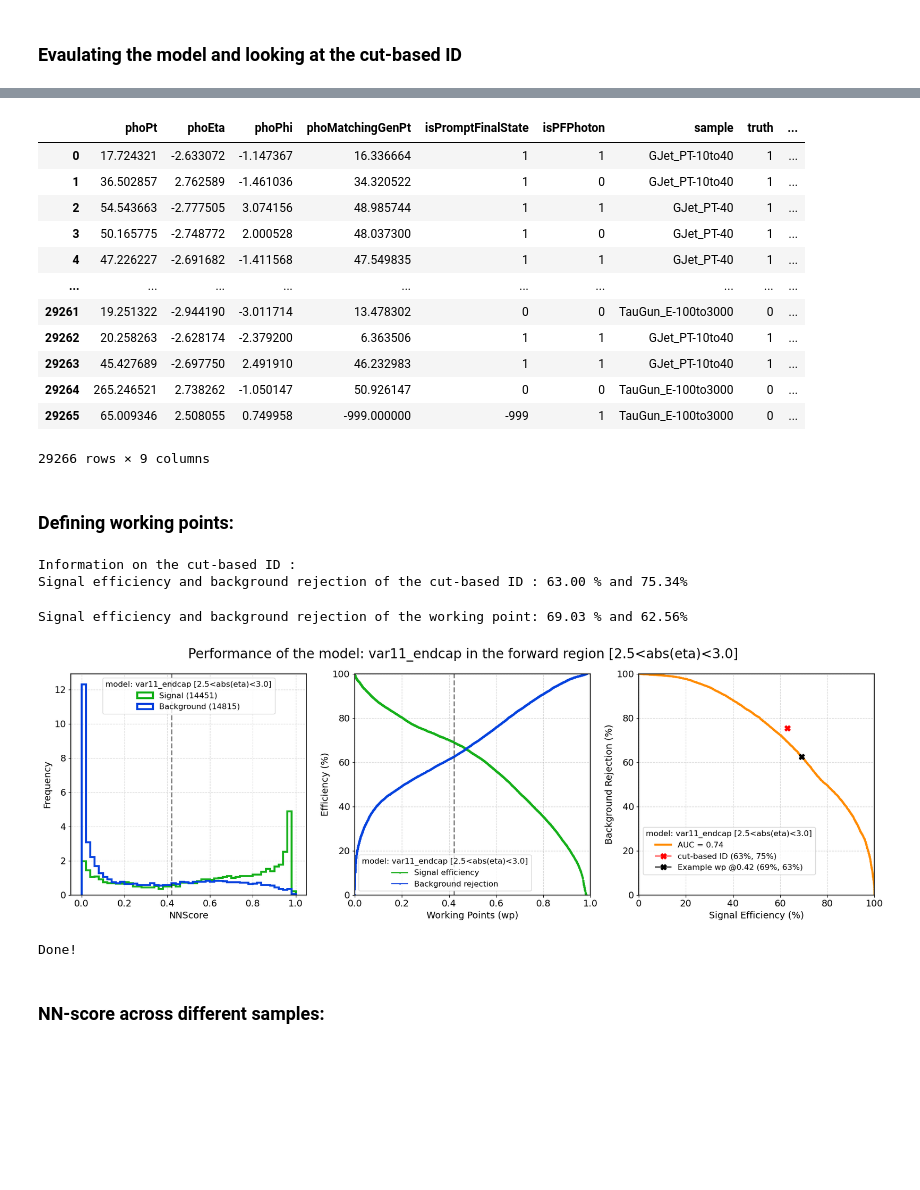
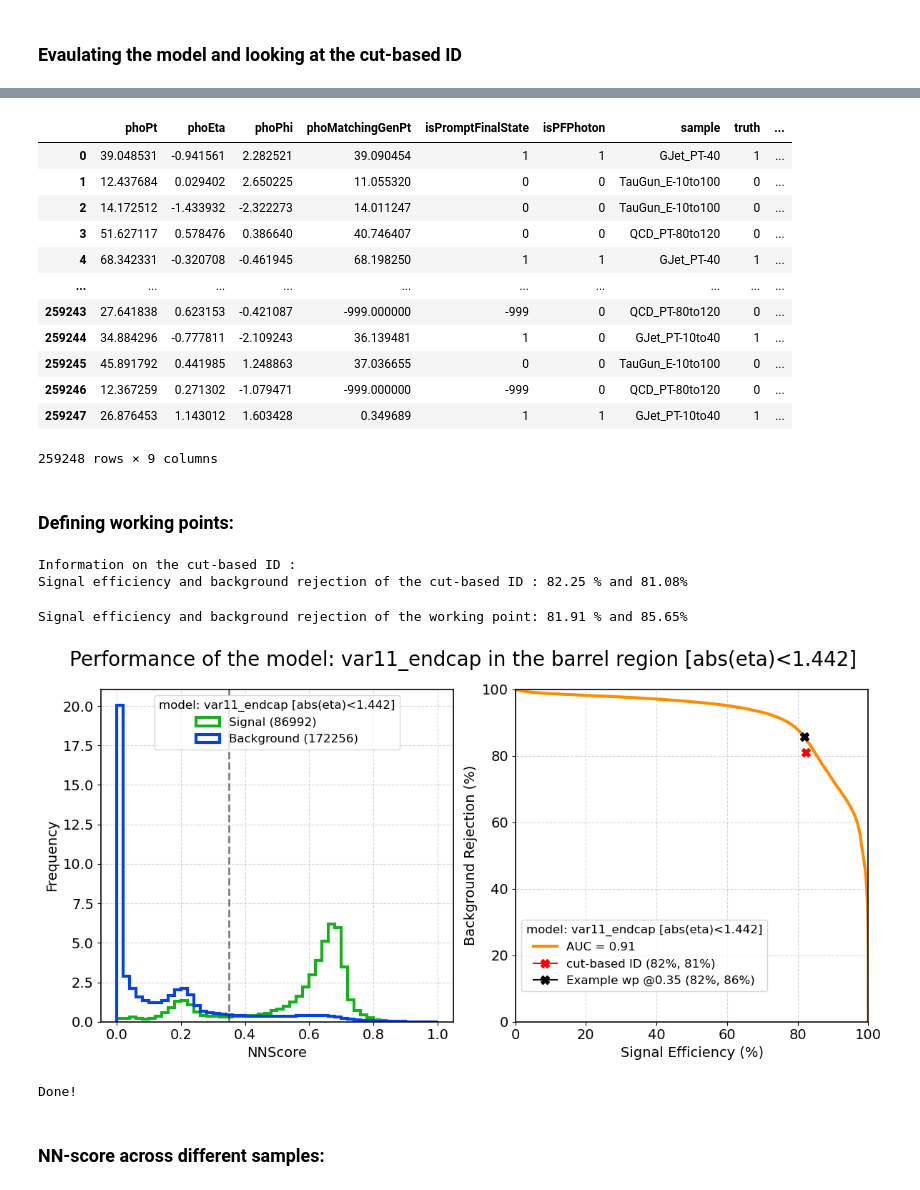
Before and after one commit to phazarik/PFPhotonID-validation-Run3, a Jupyter notebook: Evaluator.ipynb, the cells around one changed output, grey strips where cells are left out. Drawn from its saved outputs; the diff is of its cells as text; code cells hidden in the pictures; blank space fills up the shorter version.

```diff
--- a/Evaluator.ipynb
+++ b/Evaluator.ipynb
@@ -32,7 +32,7 @@ Folders ready.
 ###########################################
 #Set global parameters here:
 model_to_use = 'var11_endcap'
-region_name  = 'forward region'
+region_name  = 'barrel region'
 figtype      = region_name.split(' ')[0]
 debug = False
 ###########################################
@@ -464,18 +464,18 @@ The dataframe is updated with the NNscore.
 data[['phoPt','phoEta','phoPhi','phoMatchingGenPt','isPromptFinalState','isPFPhoton','sample','truth','NNScore']]
 # %% [output]
 |  | phoPt | phoEta | phoPhi | phoMatchingGenPt | isPromptFinalState | isPFPhoton | sample | truth | ... |
-| 0 | 17.724321 | -2.633072 | -1.147367 | 16.336664 | 1 | 1 | GJet_PT-10to40 | 1 | ... |
-| 1 | 36.502857 | 2.762589 | -1.461036 | 34.320522 | 1 | 0 | GJet_PT-10to40 | 1 | ... |
-| 2 | 54.543663 | -2.777505 | 3.074156 | 48.985744 | 1 | 1 | GJet_PT-40 | 1 | ... |
-| 3 | 50.165775 | -2.748772 | 2.000528 | 48.037300 | 1 | 0 | GJet_PT-40 | 1 | ... |
-| 4 | 47.226227 | -2.691682 | -1.411568 | 47.549835 | 1 | 1 | GJet_PT-40 | 1 | ... |
+| 0 | 39.048531 | -0.941561 | 2.282521 | 39.090454 | 1 | 1 | GJet_PT-40 | 1 | ... |
+| 1 | 12.437684 | 0.029402 | 2.650225 | 11.055320 | 0 | 0 | TauGun_E-10to100 | 0 | ... |
+| 2 | 14.172512 | -1.433932 | -2.322273 | 14.011247 | 0 | 0 | TauGun_E-10to100 | 0 | ... |
+| 3 | 51.627117 | 0.578476 | 0.386640 | 40.746407 | 0 | 0 | QCD_PT-80to120 | 0 | ... |
+| 4 | 68.342331 | -0.320708 | -0.461945 | 68.198250 | 1 | 1 | GJet_PT-40 | 1 | ... |
 | ... | ... | ... | ... | ... | ... | ... | ... | ... | ... |
-| 29261 | 19.251322 | -2.944190 | -3.011714 | 13.478302 | 0 | 0 | TauGun_E-100to3000 | 0 | ... |
-| 29262 | 20.258263 | -2.628174 | -2.379200 | 6.363506 | 1 | 1 | GJet_PT-10to40 | 1 | ... |
-| 29263 | 45.427689 | -2.697750 | 2.491910 | 46.232983 | 1 | 1 | GJet_PT-10to40 | 1 | ... |
-| 29264 | 265.246521 | 2.738262 | -1.050147 | 50.926147 | 0 | 0 | TauGun_E-100to3000 | 0 | ... |
-| 29265 | 65.009346 | 2.508055 | 0.749958 | -999.000000 | -999 | 1 | TauGun_E-100to3000 | 0 | ... |
+| 259243 | 27.641838 | 0.623153 | -0.421087 | -999.000000 | -999 | 0 | QCD_PT-80to120 | 0 | ... |
+| 259244 | 34.884296 | -0.777811 | -2.109243 | 36.139481 | 1 | 0 | GJet_PT-10to40 | 1 | ... |
+| 259245 | 45.891792 | 0.441985 | 1.248863 | 37.036655 | 0 | 0 | TauGun_E-10to100 | 0 | ... |
+| 259246 | 12.367259 | 0.271302 | -1.079471 | -999.000000 | -999 | 0 | QCD_PT-80to120 | 0 | ... |
+| 259247 | 26.876453 | 1.143012 | 1.603428 | 0.349689 | 1 | 1 | GJet_PT-10to40 | 1 | ... |
-29266 rows × 9 columns
+259248 rows × 9 columns
 # %% [markdown]
 ### Defining working points:
 # %%
@@ -490,11 +490,11 @@ PF_sigeff  =( PF_sigpass/(PF_sigpass+PF_sigfail) )*100
 print(f'Signal efficiency and background rejection of the cut-based ID : {PF_sigeff:.2f} % and {PF_bkgrej:.2f}%')
 # %% [output]
 Information on the cut-based ID :
-Signal efficiency and background rejection of the cut-based ID : 63.00 % and 75.34%
+Signal efficiency and background rejection of the cut-based ID : 82.25 % and 81.08%
 # %%
 #EGamma working point
 if 'barrel' in model_to_use: example_wp = 0.22
-elif 'endcap' in model_to_use: example_wp = 0.42
+elif 'endcap' in model_to_use: example_wp = 0.35
 
 nn_bkgpass =len(data.query(f'(NNScore > {example_wp}) & (truth == 0)'))
 nn_bkgfail =len(data.query(f'(NNScore < {example_wp}) & (truth == 0)'))
@@ -504,13 +504,13 @@ nn_bkgrej  =( nn_bkgfail/(nn_bkgpass+nn_bkgfail) )*100
 nn_sigeff  =( nn_sigpass/(nn_sigpass+nn_sigfail) )*100
 print(f'Signal efficiency and background rejection of the working point: {nn_sigeff:.2f} % and {nn_bkgrej:.2f}%')
 # %% [output]
-Signal efficiency and background rejection of the working point: 69.03 % and 62.56%
+Signal efficiency and background rejection of the working point: 81.91 % and 85.65%
 # %%
 # Define custom binning for the NNScore
 mybins = np.arange(0, 1.02, 0.02)
 
 # Create the figure and subplots
-fig, axs = plt.subplots(1, 3, figsize=(18, 6))
+fig, axs = plt.subplots(1, 2, figsize=(12, 6))
 
 #Common ax decorations:
 for ax in axs:
@@ -534,44 +534,46 @@ axs[0].hist(data[data['truth']==1]['NNScore'], bins=mybins, color='xkcd:green',
 axs[0].hist(data[data['truth']==0]['NNScore'], bins=mybins, color='xkcd:blue', label=f'Background ({nbkg})', **hist_props)
 axs[0].axvline(x=example_wp, color='xkcd:black', linestyle='--', linewidth=2, alpha=0.5)
 axs[0].set_xlabel('NNScore', fontsize=14)
 axs[0].set_ylabel('Frequency', fontsize=14)
 axs[0].legend(title=f'model: {model_to_use} {eta_range}', loc='upper center', fontsize=12, title_fontsize=12)
 #axs[0].set_title('Signal and background separation', fontsize=18)
 
+'''
 axs[1].plot(wps, tpr, label='Signal efficiency',    marker='o', markersize=1.5, color='xkcd:green')
 axs[1].plot(wps, fnr, label='Background rejection', marker='o', markersize=1.5, color='xkcd:blue')
 axs[1].axvline(x=example_wp, color='xkcd:black', linestyle='--', linewidth=2, alpha=0.5)
 axs[1].set_xlabel('Working Points (wp)', fontsize=14)
 axs[1].set_ylabel('Efficiency (%)', fontsize=14)
 axs[1].set_xlim([0, 1])
 axs[1].set_ylim([0, 100])
 axs[1].legend(title=f'model: {model_to_use} {eta_range}', loc='best', fontsize=12, title_fontsize=12)
 #axs[1].set_title('Scanning thorugh working points', fontsize=18)
+'''
 
 # ROC
-axs[2].plot(tpr, fnr, color='darkorange', lw=3, label=f'AUC = {auc_score:.2f}')
-#axs[2].plot([0, 100], [100, 0], color='navy', lw=2, linestyle='--', alpha=0.2)
-axs[2].plot(PF_sigeff, PF_bkgrej, marker='X', color="red",  markersize=8, label=f'cut-based ID ({PF_sigeff:.0f}%, {PF_bkgrej:.0f}%)')
-axs[2].plot(nn_sigeff, nn_bkgrej, marker='X', color="xkcd:black", markersize=8, label=f'Example wp @{example_wp} ({nn_sigeff:.0f}%, {nn_bkgrej:.0f}%)')
-axs[2].set_xlim([0, 100])
-axs[2].set_ylim([0, 100])
-axs[2].set_xlabel('Signal Efficiency (%)', fontsize=14)
-axs[2].set_ylabel('Background Rejection (%)', fontsize=14)
-axs[2].legend(title=f'model: {model_to_use} {eta_range}', loc='center left', fontsize=12, title_fontsize=12, bbox_to_anchor=(0.0, 0.20))
-#axs[2].set_title('ROC curve', fontsize=18)
+axs[1].plot(tpr, fnr, color='darkorange', lw=3, label=f'AUC = {auc_score:.2f}')
+#axs[1].plot([0, 100], [100, 0], color='navy', lw=2, linestyle='--', alpha=0.2)
+axs[1].plot(PF_sigeff, PF_bkgrej, marker='X', color="red",  markersize=8, label=f'cut-based ID ({PF_sigeff:.0f}%, {PF_bkgrej:.0f}%)')
+axs[1].plot(nn_sigeff, nn_bkgrej, marker='X', color="xkcd:black", markersize=8, label=f'Example wp @{example_wp} ({nn_sigeff:.0f}%, {nn_bkgrej:.0f}%)')
+axs[1].set_xlim([0, 100])
+axs[1].set_ylim([0, 100])
+axs[1].set_xlabel('Signal Efficiency (%)', fontsize=14)
+axs[1].set_ylabel('Background Rejection (%)', fontsize=14)
+axs[1].legend(title=f'model: {model_to_use} {eta_range}', loc='center left', fontsize=12, title_fontsize=12, bbox_to_anchor=(0.0, 0.20))
+#axs[1].set_title('ROC curve', fontsize=18)
 
 # Adjust layout
 fig.suptitle(f'Performance of the model: {model_to_use} in the {region_name} {eta_range}', fontsize=20)
 plt.tight_layout()
 plt.subplots_adjust(hspace=0.30) #do this after tight layout
 
 # Display the plot after saving.
 if not debug: plt.savefig(f'plots/performance/performance_{model_to_use}_in_{figtype}.png', dpi=300)
 plt.show()
 
 print('Done!')
 # %% [output]
-[figure, old version]
+[figure, new version]
 Done!
 # %% [markdown]
 ### NN-score across different samples:
```
Also changed, not shown: parts of 12 cells of this notebook, 12 other files.
